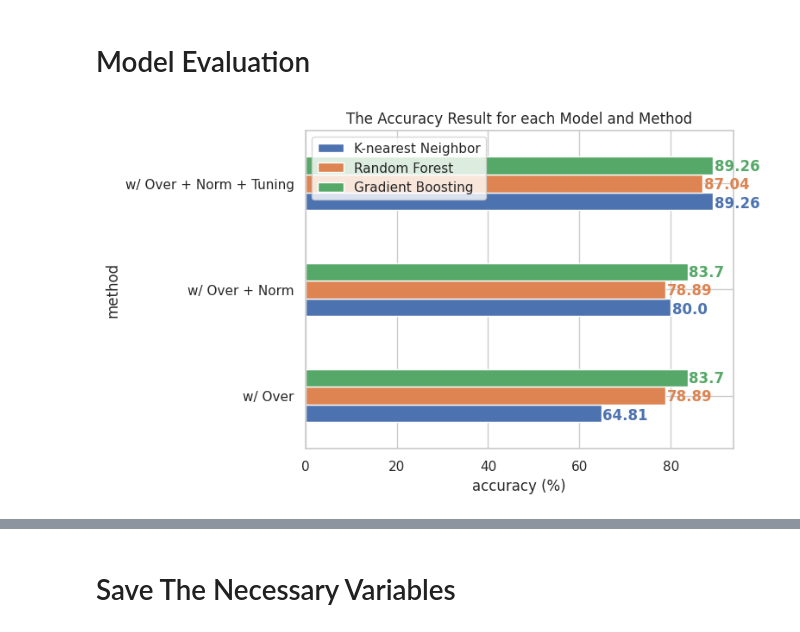
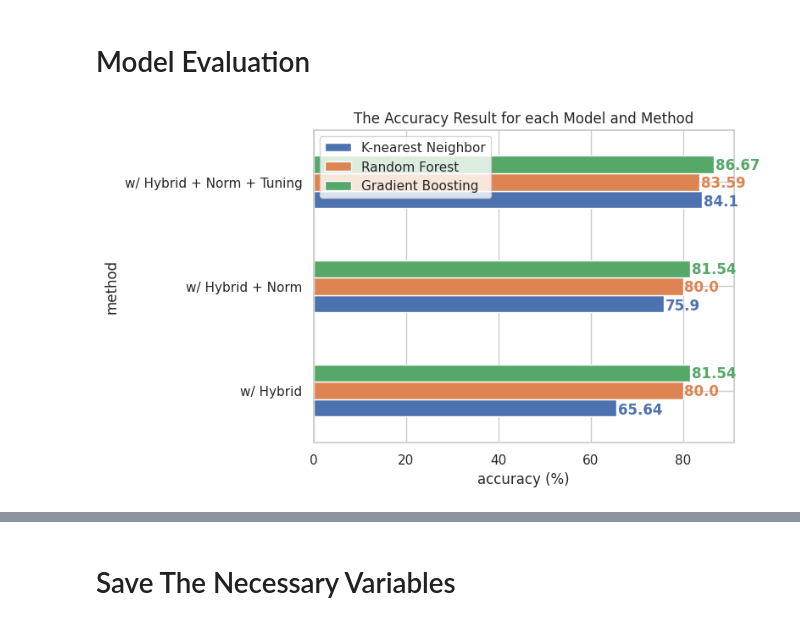
Before and after one commit to AreIsAndI/heart-disease-prediction, a Jupyter notebook: BK_Project_Analyzing_Heart_Disease_Prediction_on_Hungarian_Dataset.ipynb, the cells around one changed output, grey strips where cells are left out. Saved outputs shown, nothing was run; the diff lists cells and outputs as text; code cells hidden in the pictures.

```diff
--- a/BK_Project_Analyzing_Heart_Disease_Prediction_on_Hungarian_Dataset.ipynb
+++ b/BK_Project_Analyzing_Heart_Disease_Prediction_on_Hungarian_Dataset.ipynb
@@ -389,11 +450,11 @@ plt.show()
 ## Data Spliting with/without Normalization
 # %%
 # splitting the oversampling data
-x_train, x_test, y_train, y_test = train_test_split(x_oversample,
-                                                    y_oversample,
+x_train, x_test, y_train, y_test = train_test_split(x_hybrid,
+                                                    y_hybrid,
                                                     test_size = 0.3,
                                                     random_state = 42,
-                                                    stratify = y_oversample
+                                                    stratify = y_hybrid
                                                     )
 # %%
 # perform min-max scaler for the data train
@@ -441,10 +502,9 @@ sns.heatmap(knn_norm_cm,
             ax = ax[1],
             annot = True, cmap='Greens')
 ax[0].set_title('without Normalization')
-ax[0].set_xlabel('true')
-ax[0].set_ylabel('predict')
 ax[1].set_title('with Normalization')
-ax[1].set_xlabel('true')
-ax[1].set_ylabel('predict')
+for i in range(2):
+  ax[i].set_xlabel('true')
+  ax[i].set_ylabel('predict')
 plt.show()
 # %% [output]
@@ -514,10 +574,9 @@ sns.heatmap(rf_norm_cm,
             ax = ax[1],
             annot = True, cmap='Reds')
 ax[0].set_title('without Normalization')
-ax[0].set_xlabel('true')
-ax[0].set_ylabel('predict')
 ax[1].set_title('with Normalization')
-ax[1].set_xlabel('true')
-ax[1].set_ylabel('predict')
+for i in range(2):
+  ax[i].set_xlabel('true')
+  ax[i].set_ylabel('predict')
 plt.show()
 # %% [output]
@@ -591,10 +650,9 @@ sns.heatmap(gbc_norm_cm,
             ax = ax[1],
             annot = True, cmap='Blues')
 ax[0].set_title('without Normalization')
-ax[0].set_xlabel('true')
-ax[0].set_ylabel('predict')
 ax[1].set_title('with Normalization')
-ax[1].set_xlabel('true')
-ax[1].set_ylabel('predict')
+for i in range(2):
+  ax[i].set_xlabel('true')
+  ax[i].set_ylabel('predict')
 plt.show()
 # %% [output]
@@ -769,33 +827,33 @@ weighted avg       0.89      0.89      0.89       270
 # Model Evaluation
 # %%
 # the accuracy recap
-all_acc = pd.DataFrame({'Model Accuracy': ['w/ Over', 'w/ Over + Norm', 'w/ Over + Norm + Tuning'],
+all_acc = pd.DataFrame({'Model Accuracy': ['w/ Hybrid', 'w/ Hybrid + Norm', 'w/ Hybrid + Norm + Tuning'],
                         'K-nearest Neighbor': [round(knn_acc*100, 2), round(knn_norm_acc*100, 2), round(knn_grid_acc*100, 2)],
                         'Random Forest': [round(rf_acc*100, 2), round(rf_norm_acc*100, 2), round(rf_grid_acc*100, 2)],
                         'Gradient Boosting': [round(gbc_acc*100, 2), round(gbc_norm_acc*100, 2), round(gbc_grid_acc*100, 2)]})
 
 # visualize the accuracy recap
 sns.set_theme(style = 'whitegrid')
 ax = all_acc.plot.barh()
 ax.set(yticklabels = all_acc['Model Accuracy'])
 
 # visualize the number of accuracy
 for i, v in enumerate(all_acc['K-nearest Neighbor']):
     plt.text(v + .3, i - .225, str(v),
              color = '#4C72B0', fontweight = 'bold')
 
 for i, v in enumerate(all_acc['Random Forest']):
     plt.text(v + .3, i - .05, str(v),
              color = '#DD8452', fontweight = 'bold')
 
 for i, v in enumerate(all_acc['Gradient Boosting']):
     plt.text(v + .3, i + .125, str(v),
              color = '#55A868', fontweight = 'bold')
 
 plt.title('The Accuracy Result for each Model and Method')
 plt.ylabel('method')
 plt.legend(loc = 'upper left')
 plt.xlabel('accuracy (%)')
 plt.show()
 # %% [output]
-[figure, old version]
+[figure, new version]
```
Also changed, not shown: parts of 28 cells of this notebook.
